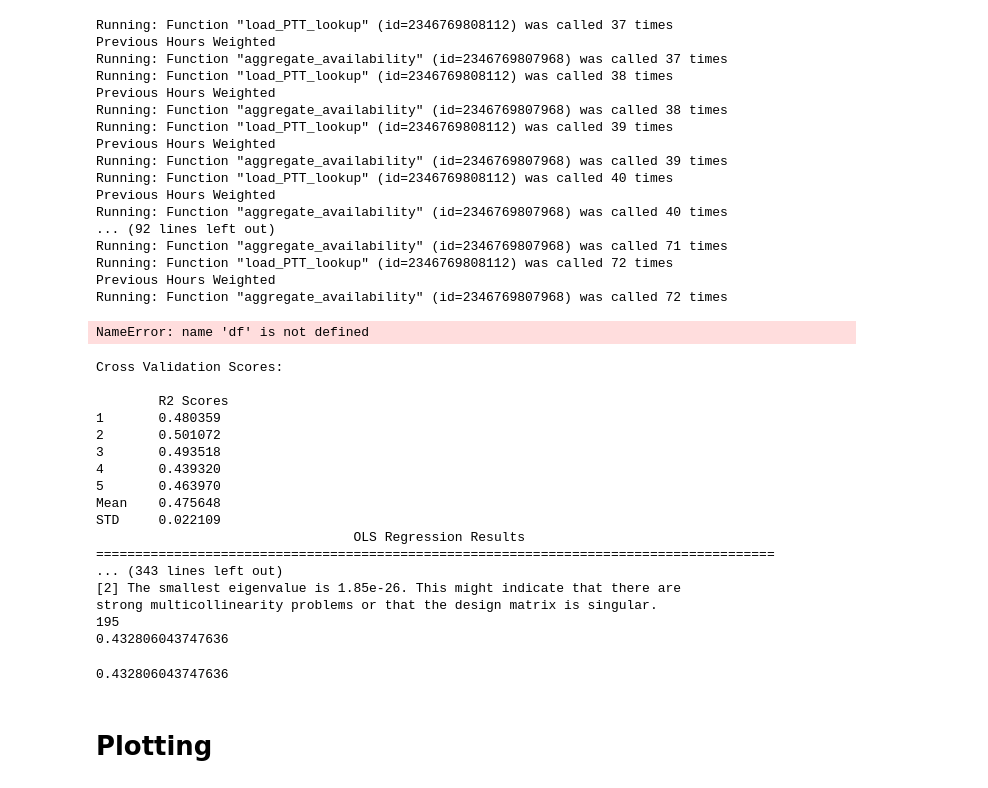
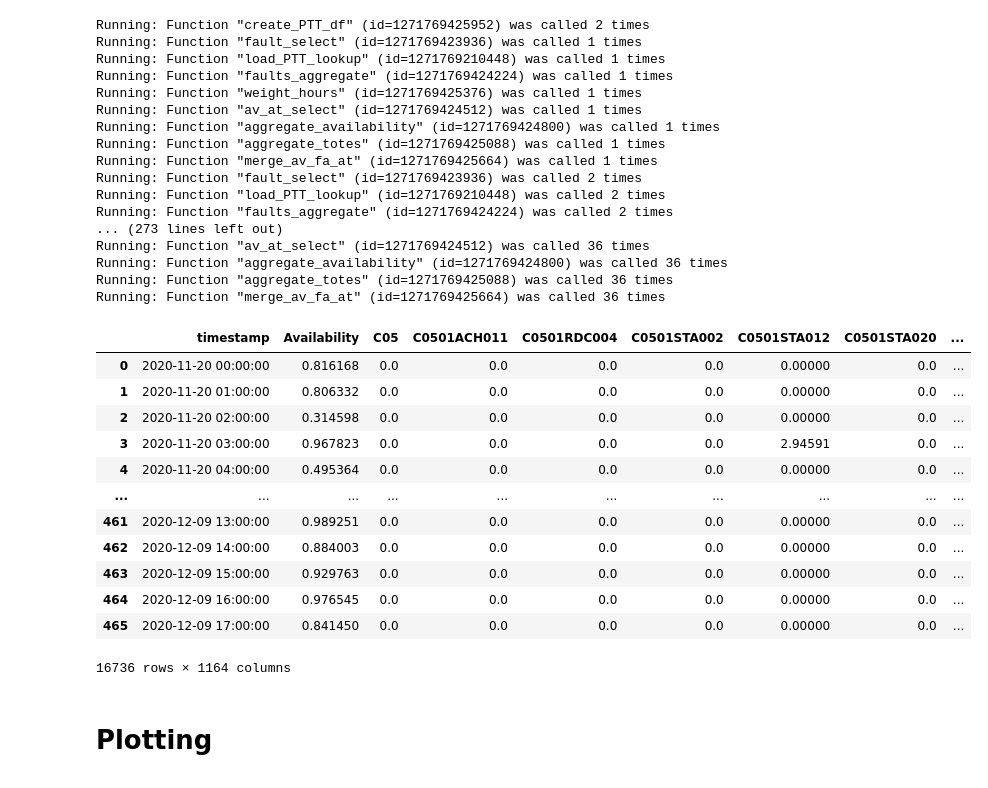
Before and after one commit to ch4413/scs, a Jupyter notebook: notebooks/Basic Model Jamie.ipynb, the cells around one changed output. Saved outputs shown, nothing was run; the diff lists cells and outputs as text; code cells hidden in the pictures.

```diff
--- a/notebooks/Basic Model Jamie.ipynb
+++ b/notebooks/Basic Model Jamie.ipynb
@@ -110,58 +61,52 @@ fa_floor
 # %%
-df,fa_PTT = feat.create_PTT_df(fa_floor,at,av,weights = [1],duration_thres=0)
+df,fa_PTT = feat.create_PTT_df(fa_floor,at,av,weights = [1])
 
 df = feat.log_totes(df)
 # %% [output]
-Running: Function "load_PTT_lookup" (id=2346769808112) was called 37 times
-Previous Hours Weighted
-Running: Function "aggregate_availability" (id=2346769807968) was called 37 times
-Running: Function "load_PTT_lookup" (id=2346769808112) was called 38 times
-Previous Hours Weighted
-Running: Function "aggregate_availability" (id=2346769807968) was called 38 times
-Running: Function "load_PTT_lookup" (id=2346769808112) was called 39 times
-Previous Hours Weighted
-Running: Function "aggregate_availability" (id=2346769807968) was called 39 times
-Running: Function "load_PTT_lookup" (id=2346769808112) was called 40 times
-Previous Hours Weighted
-Running: Function "aggregate_availability" (id=2346769807968) was called 40 times
-... (92 lines left out)
-Running: Function "aggregate_availability" (id=2346769807968) was called 71 times
-Running: Function "load_PTT_lookup" (id=2346769808112) was called 72 times
-Previous Hours Weighted
-Running: Function "aggregate_availability" (id=2346769807968) was called 72 times
+Running: Function "create_PTT_df" (id=1271769425952) was called 2 times
+Running: Function "fault_select" (id=1271769423936) was called 1 times
+Running: Function "load_PTT_lookup" (id=1271769210448) was called 1 times
+Running: Function "faults_aggregate" (id=1271769424224) was called 1 times
+Running: Function "weight_hours" (id=1271769425376) was called 1 times
+Running: Function "av_at_select" (id=1271769424512) was called 1 times
+Running: Function "aggregate_availability" (id=1271769424800) was called 1 times
+Running: Function "aggregate_totes" (id=1271769425088) was called 1 times
+Running: Function "merge_av_fa_at" (id=1271769425664) was called 1 times
+Running: Function "fault_select" (id=1271769423936) was called 2 times
+Running: Function "load_PTT_lookup" (id=1271769210448) was called 2 times
+Running: Function "faults_aggregate" (id=1271769424224) was called 2 times
+... (273 lines left out)
+Running: Function "av_at_select" (id=1271769424512) was called 36 times
+Running: Function "aggregate_availability" (id=1271769424800) was called 36 times
+Running: Function "aggregate_totes" (id=1271769425088) was called 36 times
+Running: Function "merge_av_fa_at" (id=1271769425664) was called 36 times
+# %%
+df
+# %% [output]
+|  | timestamp | Availability | C05 | C0501ACH011 | C0501RDC004 | C0501STA002 | C0501STA012 | C0501STA020 | ... |
+| 0 | 2020-11-20 00:00:00 | 0.816168 | 0.0 | 0.0 | 0.0 | 0.0 | 0.00000 | 0.0 | ... |
+| 1 | 2020-11-20 01:00:00 | 0.806332 | 0.0 | 0.0 | 0.0 | 0.0 | 0.00000 | 0.0 | ... |
+| 2 | 2020-11-20 02:00:00 | 0.314598 | 0.0 | 0.0 | 0.0 | 0.0 | 0.00000 | 0.0 | ... |
+| 3 | 2020-11-20 03:00:00 | 0.967823 | 0.0 | 0.0 | 0.0 | 0.0 | 2.94591 | 0.0 | ... |
+| 4 | 2020-11-20 04:00:00 | 0.495364 | 0.0 | 0.0 | 0.0 | 0.0 | 0.00000 | 0.0 | ... |
+| ... | ... | ... | ... | ... | ... | ... | ... | ... | ... |
+| 461 | 2020-12-09 13:00:00 | 0.989251 | 0.0 | 0.0 | 0.0 | 0.0 | 0.00000 | 0.0 | ... |
+| 462 | 2020-12-09 14:00:00 | 0.884003 | 0.0 | 0.0 | 0.0 | 0.0 | 0.00000 | 0.0 | ... |
+| 463 | 2020-12-09 15:00:00 | 0.929763 | 0.0 | 0.0 | 0.0 | 0.0 | 0.00000 | 0.0 | ... |
+| 464 | 2020-12-09 16:00:00 | 0.976545 | 0.0 | 0.0 | 0.0 | 0.0 | 0.00000 | 0.0 | ... |
+| 465 | 2020-12-09 17:00:00 | 0.841450 | 0.0 | 0.0 | 0.0 | 0.0 | 0.00000 | 0.0 | ... |
+16736 rows × 1164 columns
 # %%
 df_week = df[df['timestamp']>end_time - pd.to_timedelta(14, unit='D')]
 # %%
 X,y = md.gen_feat_var(df,target = 'Availability', features = ['Faults','Totes'])
-# %% [output]
-NameError: name 'df' is not defined
 # %%
 X_train, X_test, y_train, y_test = md.split(X,y,split_options = {'test_size': 0.3,
                                                                  'random_state': 42})
 
 R2_cv,R2_OOS,Coeff = md.run_OLS(X_train = X_train,y_train = y_train,X_test = X_test,y_test=y_test, n = 30)
-# %% [output]
-Cross Validation Scores:
-
-        R2 Scores
-1       0.480359
-2       0.501072
-3       0.493518
-4       0.439320
-5       0.463970
-Mean    0.475648
-STD     0.022109
-                                 OLS Regression Results
-=======================================================================================
-... (343 lines left out)
-[2] The smallest eigenvalue is 1.85e-26. This might indicate that there are
-strong multicollinearity problems or that the design matrix is singular.
-195
-0.432806043747636
 # %%
 R2_OOS
-# %% [output]
-0.432806043747636
 # %% [markdown]
 # Plotting
 # %%
```
Also changed, not shown: parts of 24 cells of this notebook, 15 other files.
